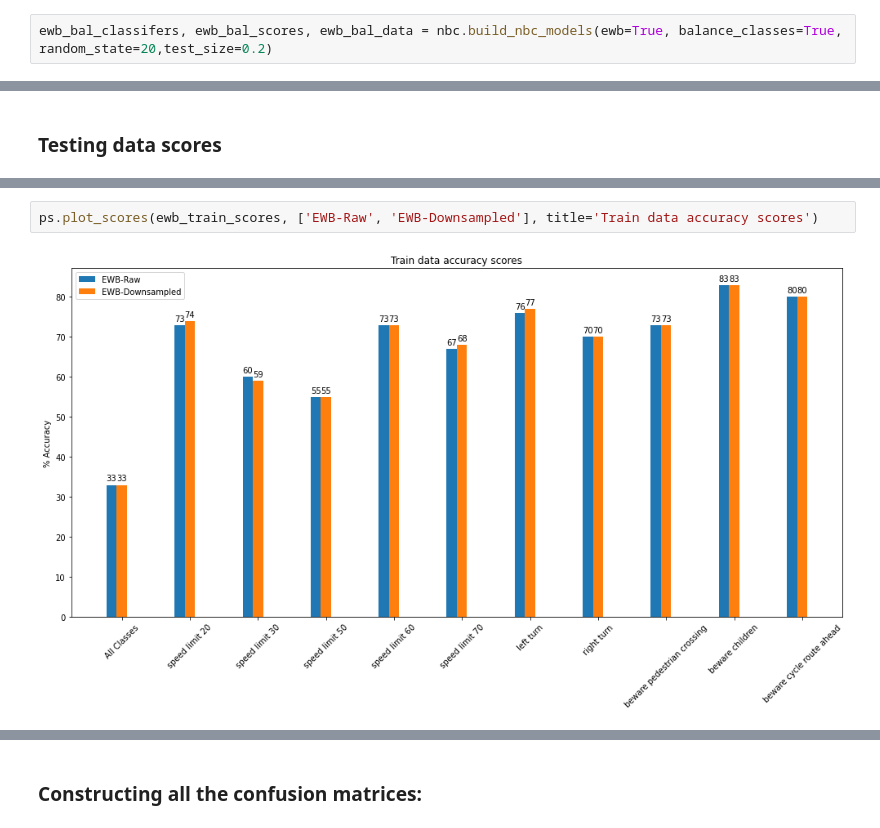
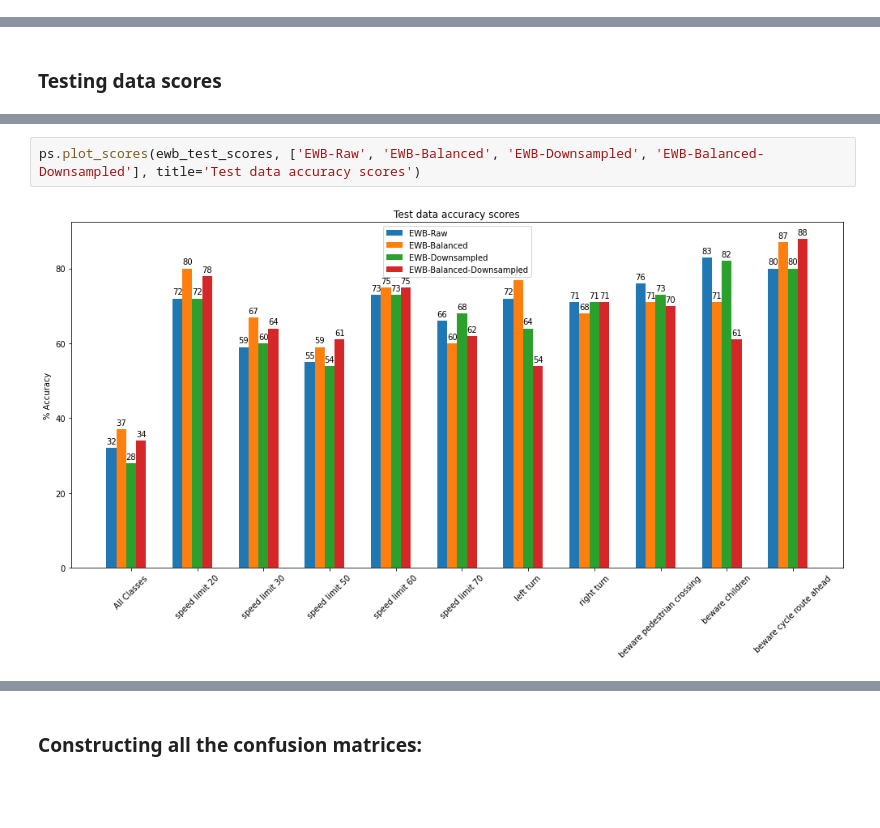
Before and after one commit to friedforfun/Data-Mining-Machine-Learning-CW, a Jupyter notebook: Tasks/Task 3 - Naive Bayse classification performance.ipynb, the cells around one changed output, grey strips where cells are left out. Saved outputs shown, nothing was run; the diff lists cells and outputs as text; blank space fills up the shorter version.

```diff
--- a/Tasks/Task 3 - Naive Bayse classification performance.ipynb
+++ b/Tasks/Task 3 - Naive Bayse classification performance.ipynb
@@ -106,2 +84,0 @@ Testing data score:  0.7293577981651376
-# %%
-ewb_bal_classifers, ewb_bal_scores, ewb_bal_data = nbc.build_nbc_models(ewb=True, balance_classes=True, random_state=20,test_size=0.2)
@@ -157,4 +131,4 @@ ps.plot_scores(test_scores, ['Raw', 'Balanced',  'Downsampled', 'Balanced-Downsa
 # %%
-ps.plot_scores(ewb_train_scores, ['EWB-Raw', 'EWB-Downsampled'], title='Train data accuracy scores')
+ps.plot_scores(ewb_test_scores, ['EWB-Raw', 'EWB-Balanced', 'EWB-Downsampled', 'EWB-Balanced-Downsampled'], title='Test data accuracy scores')
 # %% [output]
-[figure, old version]
+[figure, new version]
```
Also changed, not shown: parts of 14 cells of this notebook, 4 other files.
